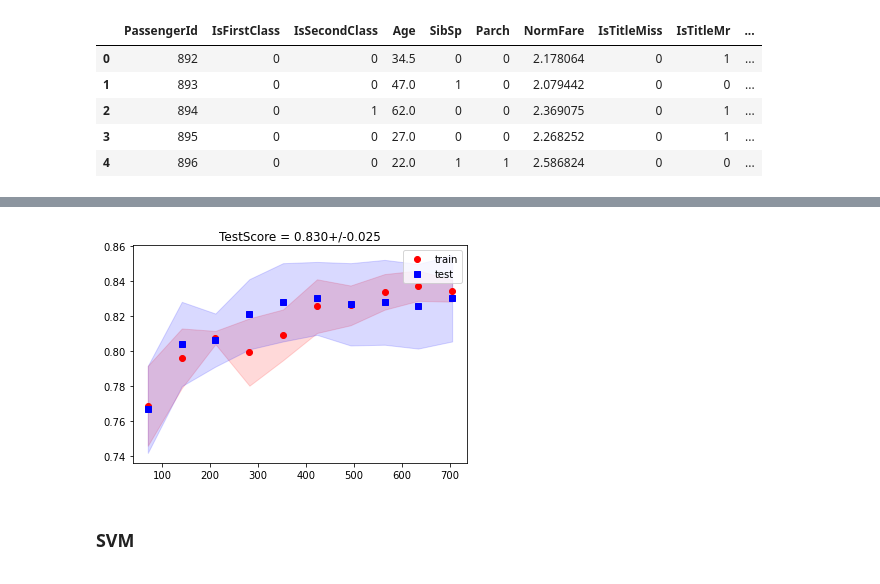
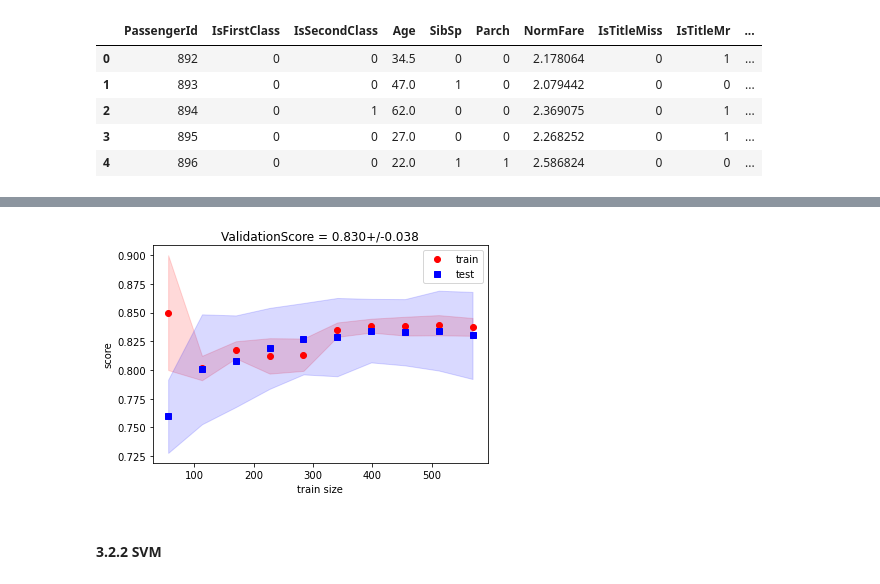
Before and after one commit to RaulRPrado/Titanic-Kaggle, a Jupyter notebook: Submission2.ipynb, the cells around one changed output, grey strips where cells are left out. Saved outputs shown, nothing was run; the diff lists cells and outputs as text; code cells hidden in the pictures.

```diff
--- a/Submission2.ipynb
+++ b/Submission2.ipynb
@@ -154,8 +231,6 @@ Text(0.5, 1.0, 'Survival Probability by SibSp')
 # %%
 # Has Cabin
 def get_has_cabin(cabin):
-    if isinstance(cabin, str):
-        return 1
-    else:
-        return 0
+    ''' Returns 1 if passenger has a Cabin and 0 if not. '''
+    return 1 if isinstance(cabin, str) else 0
 # %%
@@ -295,5 +437,16 @@ Text(0.5, 1.0, 'Survival Probability by Embarked')
 # %%
 def process_data(data):
+    '''
+    Parameters
+    ----------
+    data: DataFrame
+        Raw data (train or test)
+
+    Returns
+    -------
+    DataFrame
+        Processed data.
+    '''
     df_out = pd.DataFrame()
 
     # Copying PassengerId
@@ -311,7 +464,6 @@ def process_data(data):
     )
     df_out['IsFirstClass'] = df_Pclass[1]
     df_out['IsSecondClass'] = df_Pclass[2]
-    # df_out['IsThirdClass'] = df_Pclass[3]
 
     # Age
     df_out['Age'] = data['Age']
@@ -321,23 +473,15 @@ def process_data(data):
     df_out['SibSp'] = data['SibSp']
     df_out['SibSp'].fillna(df_out['SibSp'].mean(), inplace=True)
 
-    # SibSp - Norm
-#     df_out['NormSibSp'] = np.log(data['SibSp'] + 1)
-#     df_out['NormSibSp'].fillna(df_out['NormSibSp'].mean(), inplace=True)
-
     # Parch
     df_out['Parch'] = data['Parch']
     df_out['Parch'].fillna(df_out['Parch'].mean(), inplace=True)
-
-    # Parch - Norm
-#     df_out['NormParch'] = np.log(data['Parch'] + 1)
-#     df_out['NormParch'].fillna(df_out['NormParch'].mean(), inplace=True)
 
     # Fare
     df_out['NormFare'] = np.log(data['Fare'] + 1)
     df_out['NormFare'].fillna(df_out['NormFare'].mean(), inplace=True)
 
-    # Categorical data
+    ## Categorical data
     # Name
     df_NameTitle = data['Name'].map(get_title_from_name)
     df_NameTitleDummies = pd.get_dummies(
@@ -350,9 +494,7 @@ def process_data(data):
         df_out[var] = df_NameTitleDummies[var]
 
     # Cabin
-    # df_out['HasCabin'] = data['Cabin'].map(get_has_cabin)
-    df_out['CabinNumber'] = data['Cabin'].map(get_cabin_number)
-
+    df_out['HasCabin'] = data['Cabin'].map(get_has_cabin)
 
     # Sex
     df_SexDummies = pd.get_dummies(
@@ -471,10 +637,10 @@ from copy import copy
 X_train, X_test, y_train, y_test = train_test_split(
     X,
     y,
-    test_size=0.01,
-    random_state=1
+    test_size=0.2,
+    random_state=3
 )
 # %%
-sc = StandardScaler().fit(X_train)
-X_train_std = sc.transform(X_train)
-X_test_std = sc.transform(X_test)
+scaler = StandardScaler().fit(X_train)
+X_train_std = scaler.transform(X_train)
+X_test_std = scaler.transform(X_test)
@@ -572,8 +766,8 @@ BestScore = 0.8300
 # %%
-results['LR']['test_score'] = get_test_cv_score_and_plot_learning_curve(
+results['LR']['validation_score'] = get_test_cv_score_and_plot_learning_curve(
     X_train_std,
     y_train,
     results['LR']['estimator']
 )
 # %% [output]
-[figure, old version]
+[figure, new version]
@@ -580,5 +776,5 @@ results['LR']['test_score'] = get_test_cv_score_and_plot_learning_curve(
 # %% [markdown]
-### SVM
+#### 3.2.2 SVM
 # %%
 from sklearn.svm import SVC
 # %%
```
Also changed, not shown: parts of 99 cells of this notebook, 1 other file.
